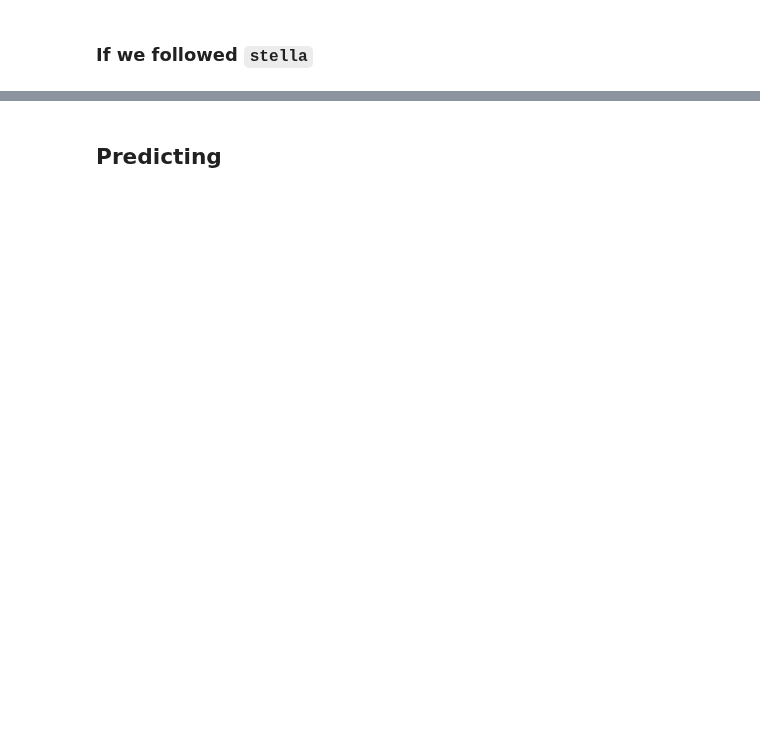
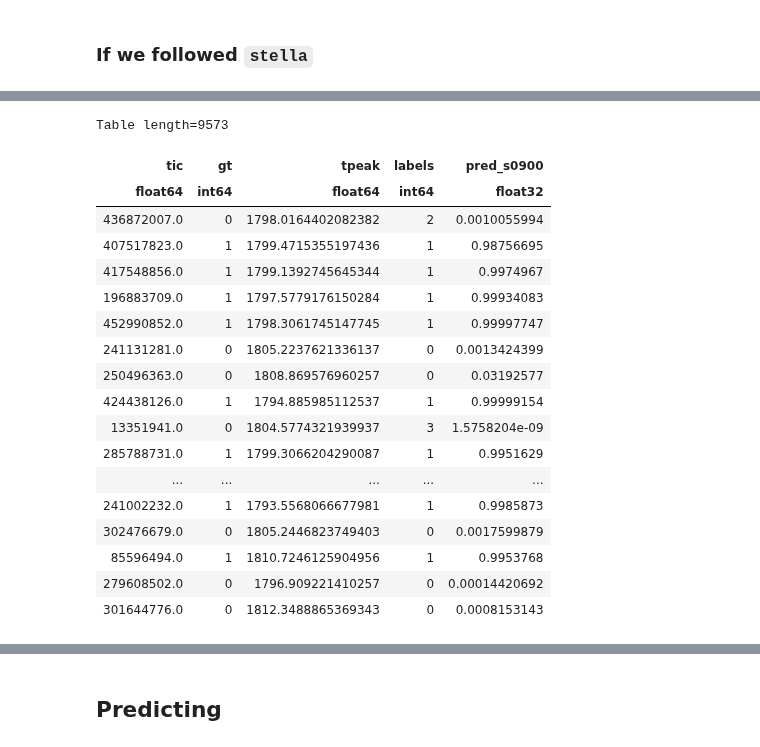
Before and after one commit to azibn/nets2, a Jupyter notebook: notebooks/CNN.ipynb, the cells around one changed output, grey strips where cells are left out. Saved outputs shown, nothing was run; the diff lists cells and outputs as text; code cells hidden in the pictures; blank space fills up the shorter version.

```diff
--- a/notebooks/CNN.ipynb
+++ b/notebooks/CNN.ipynb
@@ -377,3 +360,25 @@ if type(SEED) == list:
+# %%
+cnn.test_pred_table
+# %% [output]
+Table length=9573
+| tic | gt | tpeak | labels | pred_s0900 |
+| float64 | int64 | float64 | int64 | float32 |
+| 436872007.0 | 0 | 1798.0164402082382 | 2 | 0.0010055994 |
+| 407517823.0 | 1 | 1799.4715355197436 | 1 | 0.98756695 |
+| 417548856.0 | 1 | 1799.1392745645344 | 1 | 0.9974967 |
+| 196883709.0 | 1 | 1797.5779176150284 | 1 | 0.99934083 |
+| 452990852.0 | 1 | 1798.3061745147745 | 1 | 0.99997747 |
+| 241131281.0 | 0 | 1805.2237621336137 | 0 | 0.0013424399 |
+| 250496363.0 | 0 | 1808.869576960257 | 0 | 0.03192577 |
+| 424438126.0 | 1 | 1794.885985112537 | 1 | 0.99999154 |
+| 13351941.0 | 0 | 1804.5774321939937 | 3 | 1.5758204e-09 |
+| 285788731.0 | 1 | 1799.3066204290087 | 1 | 0.9951629 |
+| ... | ... | ... | ... | ... |
+| 241002232.0 | 1 | 1793.5568066677981 | 1 | 0.9985873 |
+| 302476679.0 | 0 | 1805.2446823749403 | 0 | 0.0017599879 |
+| 85596494.0 | 1 | 1810.7246125904956 | 1 | 0.9953768 |
+| 279608502.0 | 0 | 1796.909221410257 | 0 | 0.00014420692 |
+| 301644776.0 | 0 | 1812.3488865369343 | 0 | 0.0008153143 |
 # %%
 cnn.confusion_matrix_2xN_plot
 # %% [output]
```
Also changed, not shown: parts of 45 cells of this notebook, 11 other files.
